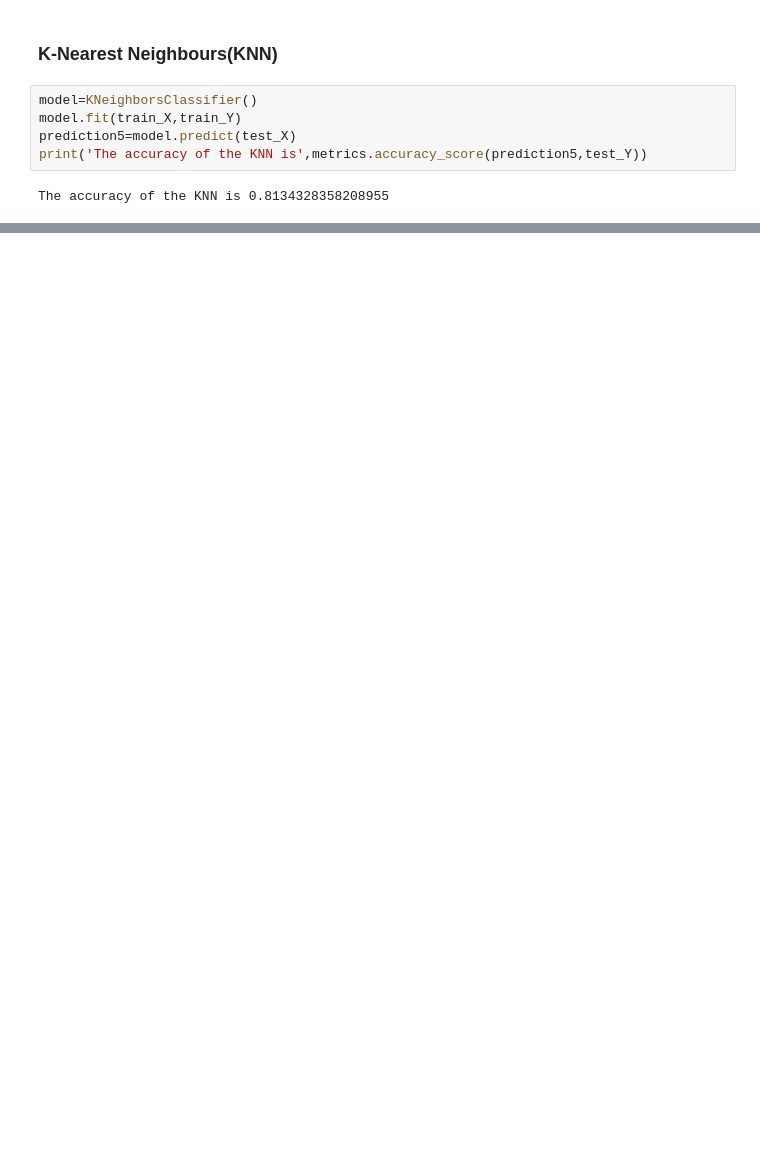
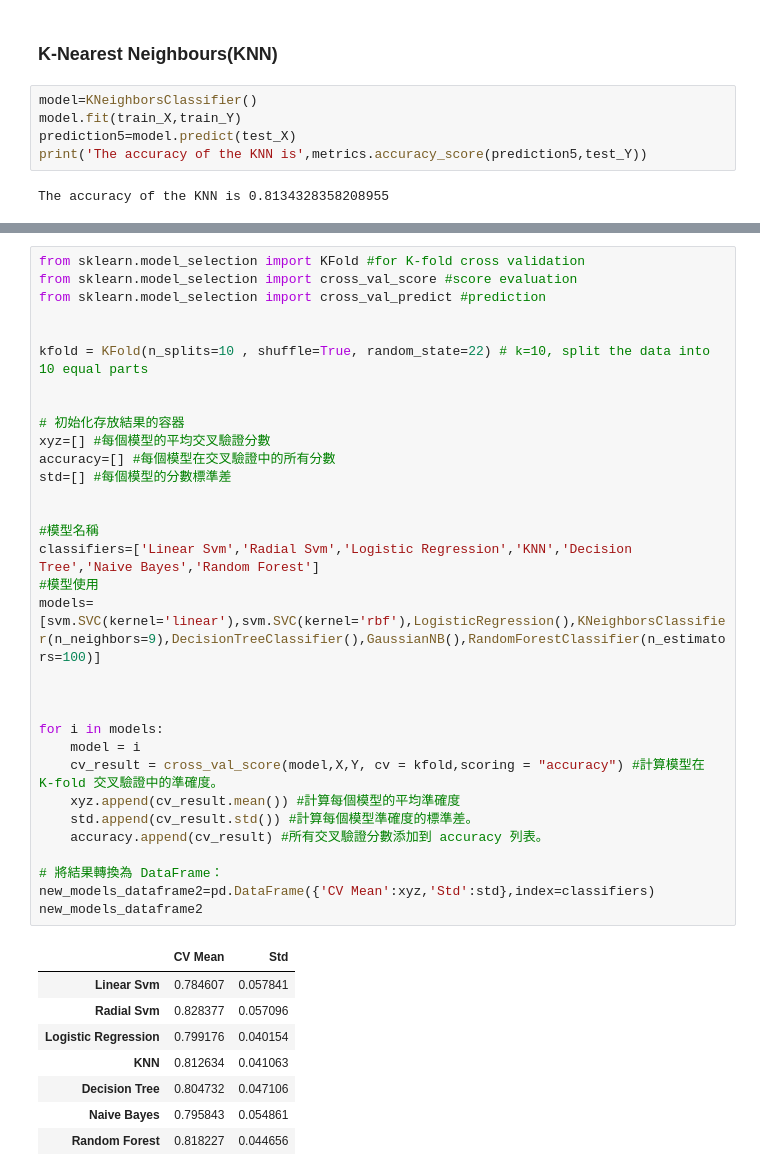
Before and after one commit to Ning306/tanic_workspace, a Jupyter notebook: tanic_EDA.ipynb, the cells around one changed output, grey strips where cells are left out. Cells and saved outputs as stored; diff of their text form; blank space fills up the shorter version.

```diff
--- a/tanic_EDA.ipynb
+++ b/tanic_EDA.ipynb
@@ -574,0 +611,41 @@ The accuracy of the KNN is 0.8134328358208955
+# %%
+from sklearn.model_selection import KFold #for K-fold cross validation
+from sklearn.model_selection import cross_val_score #score evaluation
+from sklearn.model_selection import cross_val_predict #prediction
+
+
+kfold = KFold(n_splits=10 , shuffle=True, random_state=22) # k=10, split the data into 10 equal parts
+
+
+# 初始化存放結果的容器
+xyz=[] #每個模型的平均交叉驗證分數
+accuracy=[] #每個模型在交叉驗證中的所有分數
+std=[] #每個模型的分數標準差
+
+
+#模型名稱
+classifiers=['Linear Svm','Radial Svm','Logistic Regression','KNN','Decision Tree','Naive Bayes','Random Forest']
+#模型使用
+models=[svm.SVC(kernel='linear'),svm.SVC(kernel='rbf'),LogisticRegression(),KNeighborsClassifier(n_neighbors=9),DecisionTreeClassifier(),GaussianNB(),RandomForestClassifier(n_estimators=100)]
+
+
+
+for i in models:
+    model = i
+    cv_result = cross_val_score(model,X,Y, cv = kfold,scoring = "accuracy") #計算模型在 K-fold 交叉驗證中的準確度。
+    xyz.append(cv_result.mean()) #計算每個模型的平均準確度
+    std.append(cv_result.std()) #計算每個模型準確度的標準差。
+    accuracy.append(cv_result) #所有交叉驗證分數添加到 accuracy 列表。
+
+# 將結果轉換為 DataFrame：
+new_models_dataframe2=pd.DataFrame({'CV Mean':xyz,'Std':std},index=classifiers)
+new_models_dataframe2
+# %% [output]
+|  | CV Mean | Std |
+| Linear Svm | 0.784607 | 0.057841 |
+| Radial Svm | 0.828377 | 0.057096 |
+| Logistic Regression | 0.799176 | 0.040154 |
+| KNN | 0.812634 | 0.041063 |
+| Decision Tree | 0.804732 | 0.047106 |
+| Naive Bayes | 0.795843 | 0.054861 |
+| Random Forest | 0.818227 | 0.044656 |
```
Also changed, not shown: parts of 21 cells of this notebook.
